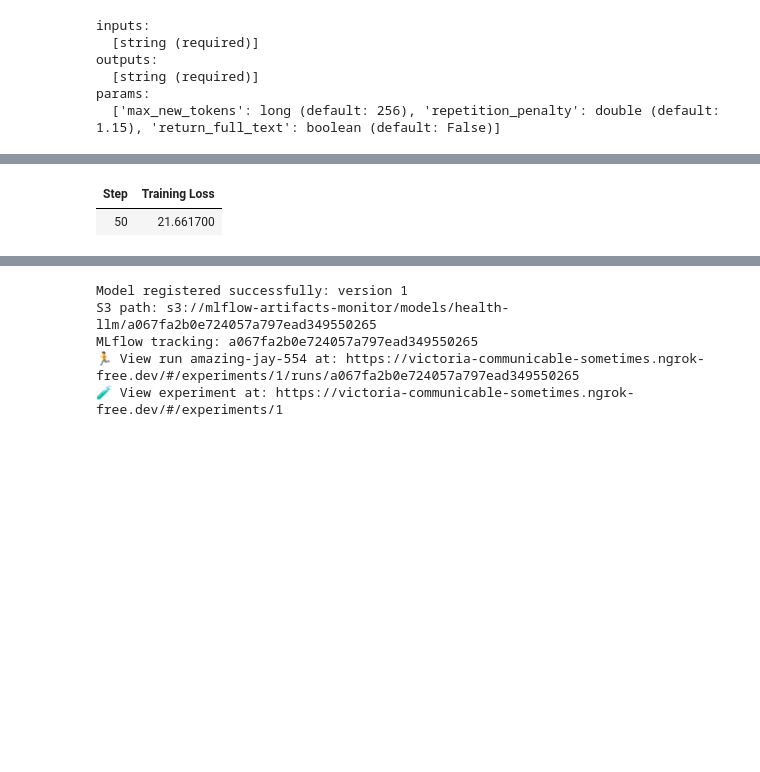
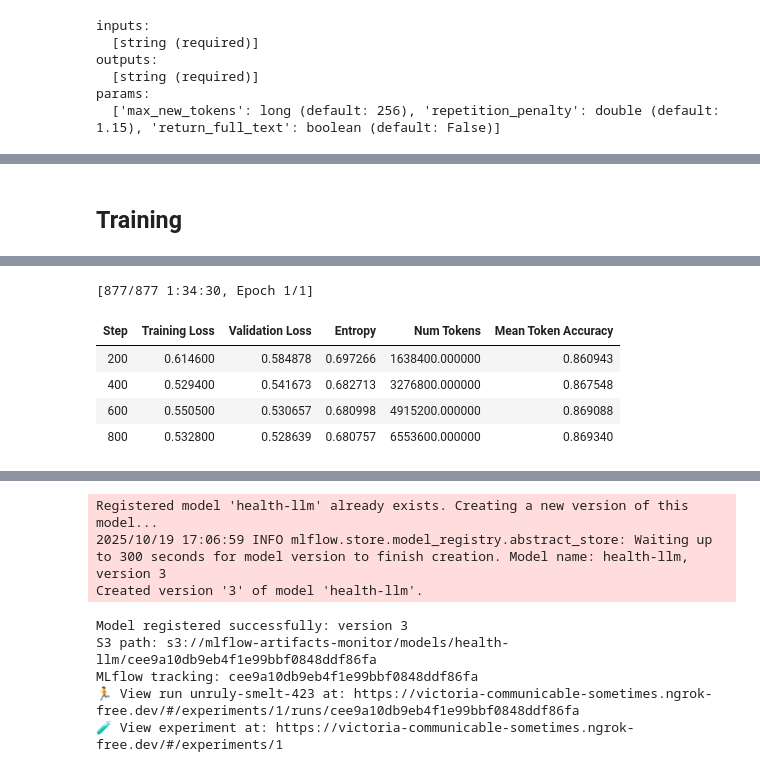
Before and after one commit to johnpham4/Agent-deployment-microservice, a Jupyter notebook: notebook/000-model_finetuning.ipynb, the cells around one changed output, grey strips where cells are left out. Cells and saved outputs as stored; diff of their text form; code cells hidden in the pictures; blank space fills up the shorter version.

```diff
--- a/notebook/000-model_finetuning.ipynb
+++ b/notebook/000-model_finetuning.ipynb
@@ -169,10 +177,11 @@ mlflow.set_experiment("healthcarechatbot")
 # %%
-# Step 7 :Set training parameters
+# Step 7 : Set training parameters
 training_arguments = TrainingArguments(
-    # Set this to mlflow for logging your training
+    # --- Logging ---
     report_to="mlflow",
-    # Name the MLflow run
     run_name=f"{config.model_name_finetuned}-{datetime.now().strftime('%Y-%m-%d-%H-%M-%s')}",
+
+    # --- Paths & Core training ---
     output_dir=config.output_dir,
     num_train_epochs=config.num_train_epochs,
     per_device_train_batch_size=config.per_device_train_batch_size,
@@ -189,9 +198,17 @@ training_arguments = TrainingArguments(
     warmup_ratio=config.warmup_ratio,
     group_by_length=config.group_by_length,
     lr_scheduler_type=config.lr_scheduler_type,
+
+    # --- val ---
+    eval_steps=200,
+    save_strategy="steps",
+    eval_strategy="steps",
+    save_total_limit=2,
+    load_best_model_at_end=True,
+    metric_for_best_model="eval_loss"
 )
 # %%
-ds_train = get_dataset()
+ds_train, ds_val = get_dataset()
 
 message = ds_train['messages']
 
@@ -237,6 +259,11 @@ tokenized = ds_train.map(
     lambda example: tokenize_and_mask(example, tokenizer, max_length), remove_columns=["messages"])
 tokenized.set_format(type="torch", columns=["input_ids", "attention_mask", "labels"])
 train_dataset = tokenized
+
+tokenized = ds_val.map(
+    lambda example: tokenize_and_mask(example, tokenizer, max_length), remove_columns=["messages"])
+tokenized.set_format(type="torch", columns=["input_ids", "attention_mask", "labels"])
+val_dataset = tokenized
 # %%
 train_dataset[0]
 # %% [output]
@@ -246,10 +273,16 @@ train_dataset[0]
+# %% [markdown]
+## Training
 # %%
+from transformers import EarlyStoppingCallback
+
 # Step 8 :Set supervised fine-tuning parameters
 trainer = SFTTrainer(
     model=model,
     train_dataset=train_dataset,
+    eval_dataset=val_dataset,
     peft_config=peft_config,
     args=training_arguments,
+    callbacks=[EarlyStoppingCallback(early_stopping_patience=1)]
 )
 # %%
 class MLflowLossCallback(TrainerCallback):
@@ -280,7 +313,7 @@ with mlflow.start_run() as run:
     # --- Step 11: Merge and save final model with adapter ---
     model = trainer.model
     if hasattr(model, "merge_and_unload"):
-        base_model = AutoModelForSeq2SeqLM.from_pretrained(
+        base_model = AutoModelForCausalLM.from_pretrained(
             config.model_name,
             dtype="float32",
             device_map=config.device_map
@@ -341,7 +374,7 @@ with mlflow.start_run() as run:
     # --- Step 15: Create alias for easier reference ---
     client.set_registered_model_alias(
         name=REGISTERED_MODEL_NAME,
-        alias="Little-testing",
+        alias="champion",
         version=result.version,
     )
 
@@ -353,2 +386,6 @@ with mlflow.start_run() as run:
+[877/877 1:34:30, Epoch 1/1]
-| Step | Training Loss |
-| 50 | 21.661700 |
+| Step | Training Loss | Validation Loss | Entropy | Num Tokens | Mean Token Accuracy |
+| 200 | 0.614600 | 0.584878 | 0.697266 | 1638400.000000 | 0.860943 |
+| 400 | 0.529400 | 0.541673 | 0.682713 | 3276800.000000 | 0.867548 |
+| 600 | 0.550500 | 0.530657 | 0.680998 | 4915200.000000 | 0.869088 |
+| 800 | 0.532800 | 0.528639 | 0.680757 | 6553600.000000 | 0.869340 |
@@ -358,5 +392,8 @@ Created version '1' of model 'health-llm'.
-Model registered successfully: version 1
-S3 path: s3://mlflow-artifacts-monitor/models/health-llm/a067fa2b0e724057a797ead349550265
-MLflow tracking: a067fa2b0e724057a797ead349550265
-🏃 View run amazing-jay-554 at: https://victoria-communicable-sometimes.ngrok-free.dev/#/experiments/1/runs/a067fa2b0e724057a797ead349550265
-🧪 View experiment at: https://victoria-communicable-sometimes.ngrok-free.dev/#/experiments/1
+Registered model 'health-llm' already exists. Creating a new version of this model...
+2025/10/19 17:06:59 INFO mlflow.store.model_registry.abstract_store: Waiting up to 300 seconds for model version to finish creation. Model name: health-llm, version 3
+Created version '3' of model 'health-llm'.
+Model registered successfully: version 3
+S3 path: s3://mlflow-artifacts-monitor/models/health-llm/cee9a10db9eb4f1e99bbf0848ddf86fa
+MLflow tracking: cee9a10db9eb4f1e99bbf0848ddf86fa
+🏃 View run unruly-smelt-423 at: https://victoria-communicable-sometimes.ngrok-free.dev/#/experiments/1/runs/cee9a10db9eb4f1e99bbf0848ddf86fa
+🧪 View experiment at: https://victoria-communicable-sometimes.ngrok-free.dev/#/experiments/1
```
Also changed, not shown: parts of 10 cells of this notebook, 17 other files.
